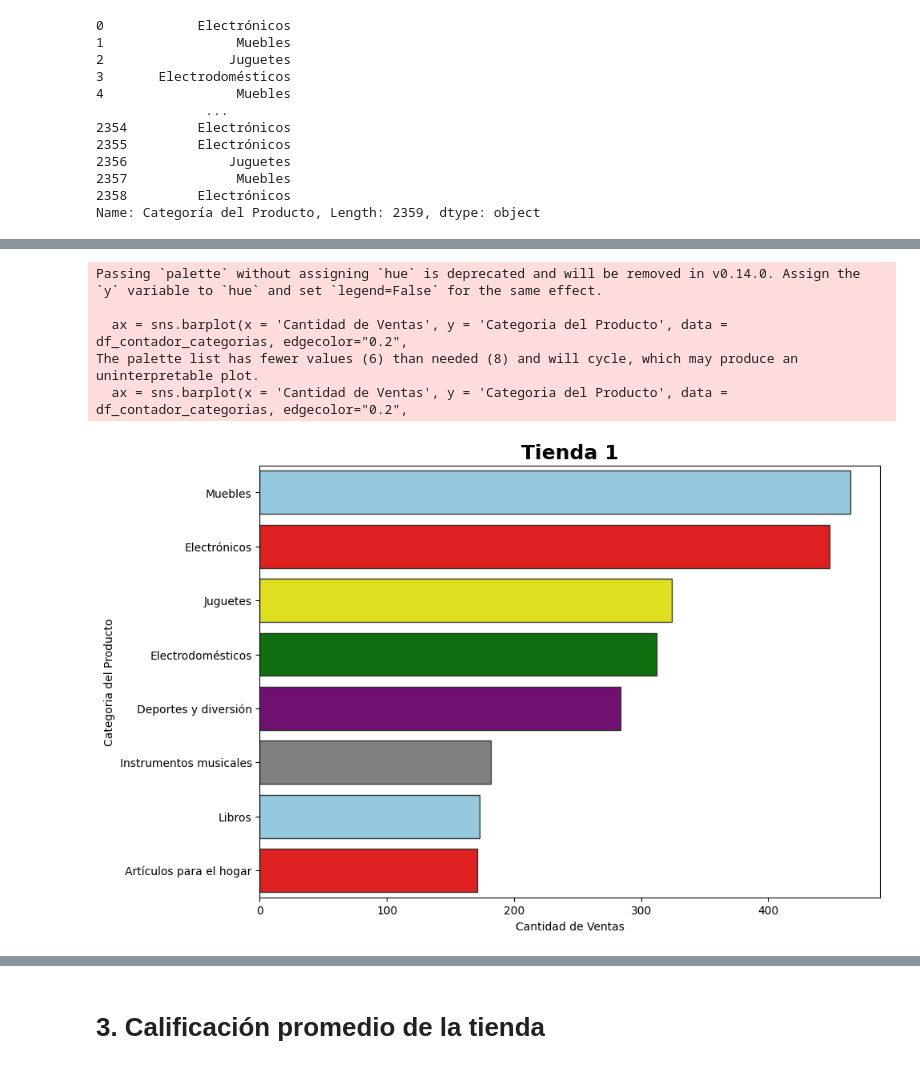
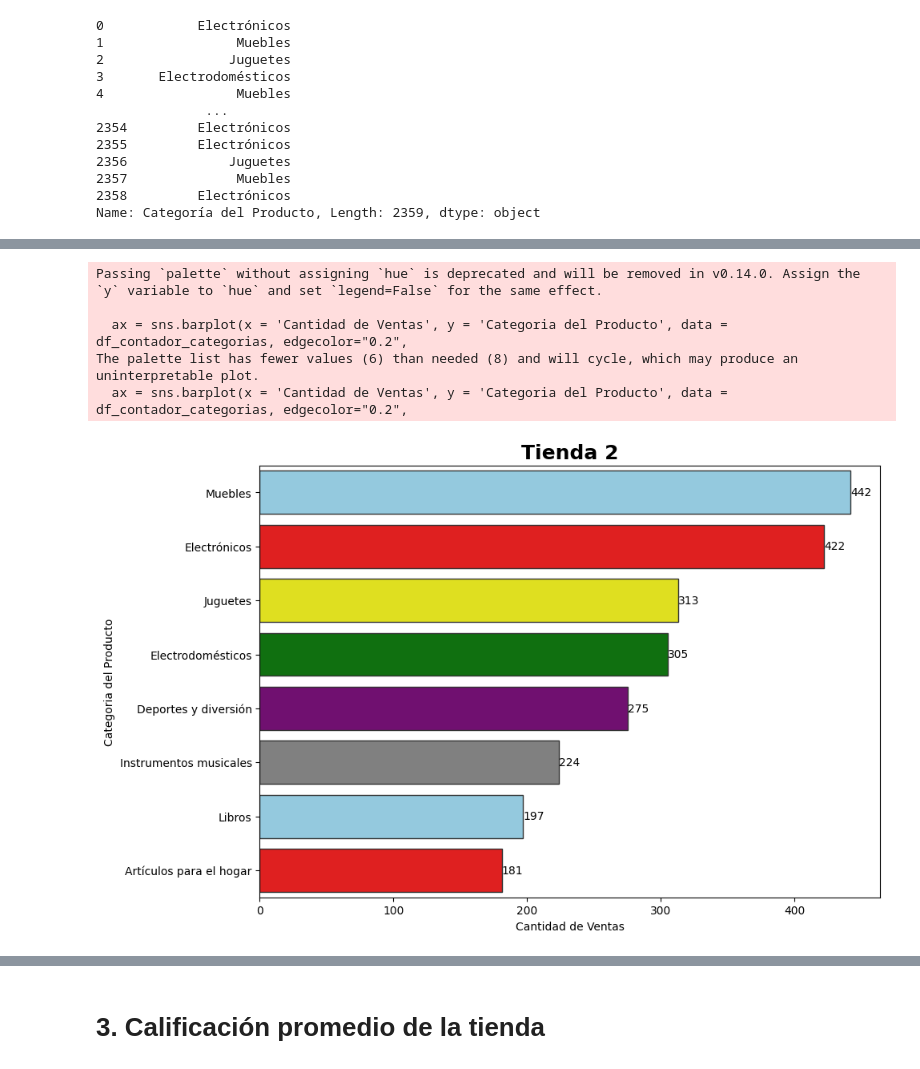
Before and after one commit to nxzK1/challenge-AluraStore, a Jupyter notebook: AluraStoreLatam.ipynb, the cells around one changed output, grey strips where cells are left out. Saved outputs shown, nothing was run; the diff lists cells and outputs as text; code cells hidden in the pictures.

```diff
--- a/AluraStoreLatam.ipynb
+++ b/AluraStoreLatam.ipynb
@@ -203,3 +203,21 @@ listado_cat_tiendas
  Libros                     187
  Instrumentos musicales     170
  Name: count, dtype: int64]
+# %%
+tienda1_categorias_unicas = tienda['Categoría del Producto'].unique()
+
+df_contador_categorias = listado_cat_t1.reset_index()
+df_contador_categorias.columns = ['Categoria del Producto', 'Cantidad de Ventas']
+
+
+def imprime_grafico(df_contador_categorias, titulo):
+  plt.figure(figsize=(10,7))
+
+  ax = sns.barplot(x = 'Cantidad de Ventas', y = 'Categoria del Producto', data = df_contador_categorias, edgecolor="0.2",
+                  palette=['skyblue', 'red', 'yellow', 'green', 'purple', 'gray'])
+  for container in ax.containers:
+    ax.bar_label(container, fmt='%d')
+  plt.title(titulo, fontsize = '18', fontweight = 'bold')
+  plt.show()
+
+imprime_grafico(df_contador_categorias, "Tienda 1")
@@ -206,20 +231,23 @@ listado_cat_tiendas
 # %%
-tienda1_categorias_unicas = tienda['Categoría del Producto'].unique()
+tienda2_categorias_unicas = tienda2['Categoría del Producto'].unique()
 
-df_contador_categorias = listado_cat_t1.reset_index()
-df_contador_categorias.columns = ['Categoria del Producto', 'Cantidad de Ventas']
+df_contador_categorias2 = listado_cat_t2.reset_index()
+df_contador_categorias2.columns = ['Categoria del Producto', 'Cantidad de Ventas']
+df_contador_categorias2
 
-plt.figure(figsize=(10,7))
+#plt.figure(figsize=(10,7))
 
-ax = sns.barplot(x = 'Cantidad de Ventas', y = 'Categoria del Producto', data = df_contador_categorias, edgecolor="0.2",
-                palette=['skyblue', 'red', 'yellow', 'green', 'purple', 'gray'])
-plt.title('Tienda 1', fontsize = '18', fontweight = 'bold')
-plt.show()
+#ax = sns.barplot(x = 'Cantidad de Ventas', y = 'Categoria del Producto', data = df_contador_categorias2, edgecolor="0.2",
+#                palette=['skyblue', 'red', 'yellow', 'green', 'purple', 'gray'])
+#plt.title('Tienda 2', fontsize = '18', fontweight = 'bold')
+#plt.show()
+
+imprime_grafico(df_contador_categorias2, "Tienda 2")
 # %% [output]
 Passing `palette` without assigning `hue` is deprecated and will be removed in v0.14.0. Assign the `y` variable to `hue` and set `legend=False` for the same effect.
 
   ax = sns.barplot(x = 'Cantidad de Ventas', y = 'Categoria del Producto', data = df_contador_categorias, edgecolor="0.2",
 The palette list has fewer values (6) than needed (8) and will cycle, which may produce an uninterpretable plot.
   ax = sns.barplot(x = 'Cantidad de Ventas', y = 'Categoria del Producto', data = df_contador_categorias, edgecolor="0.2",
-[figure, old version]
+[figure, new version]
 # %%
```
Also changed, not shown: parts of 22 cells of this notebook.
